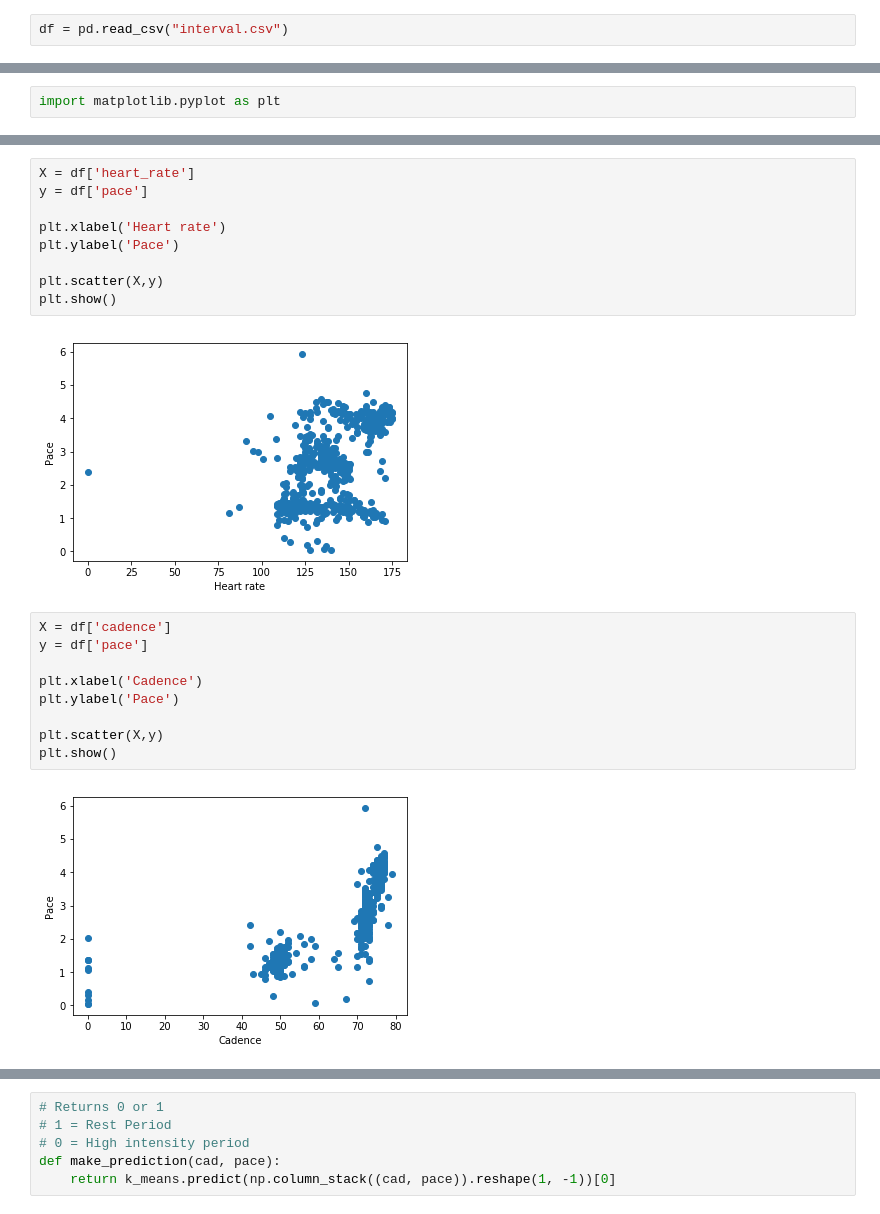
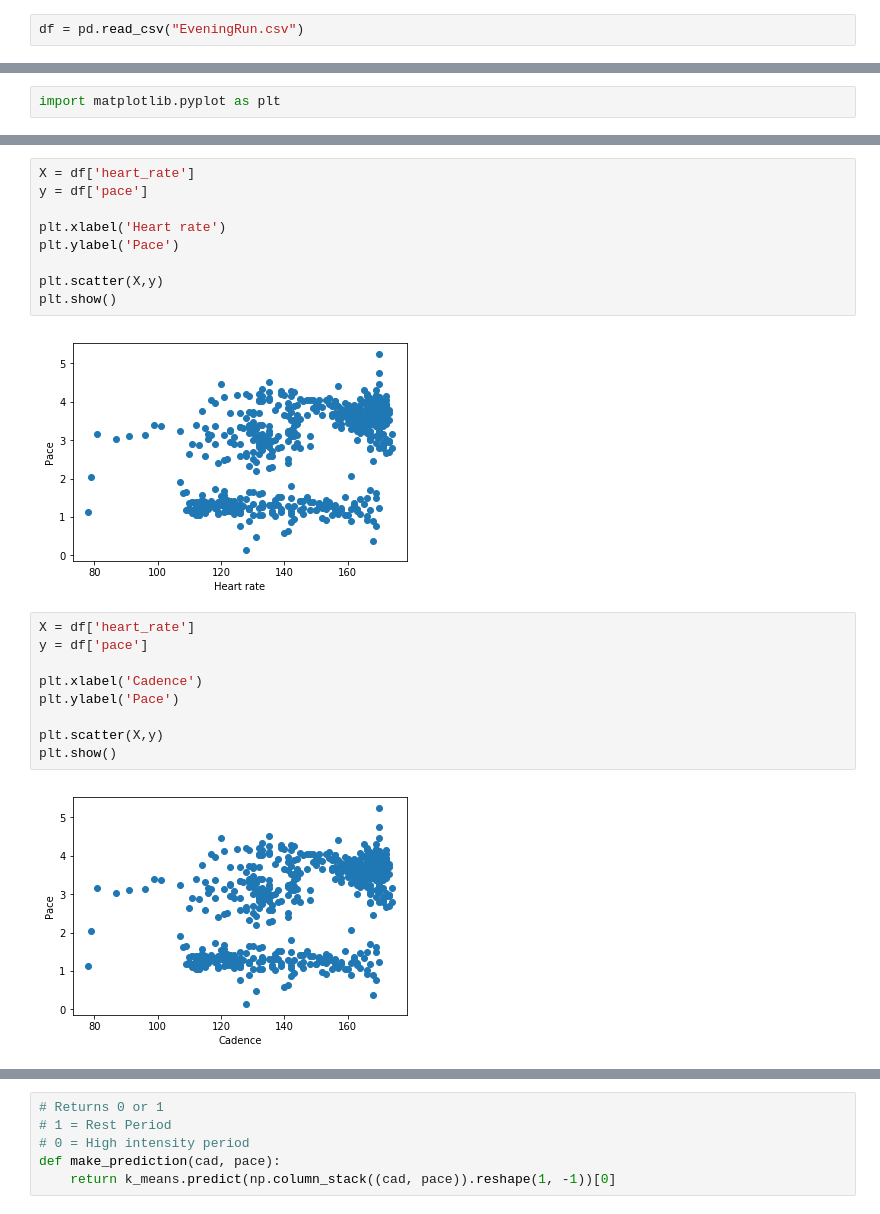
Before and after one commit to WatShout/watshout-data, a Jupyter notebook: interval-training/v2-interval-training.ipynb, the cells around one changed output, grey strips where cells are left out. Drawn from its saved outputs; the diff is of its cells as text.

```diff
--- a/interval-training/v2-interval-training.ipynb
+++ b/interval-training/v2-interval-training.ipynb
@@ -3,5 +12,5 @@ import pandas as pd
 # %%
-df = pd.read_csv("interval.csv")
+df = pd.read_csv("EveningRun.csv")
 # %%
 df.tail()
 # %% [output]
@@ -113,18 +122,18 @@ plt.ylabel('Pace')
 plt.scatter(X,y)
 plt.show()
 # %% [output]
-[figure, old version]
+[figure, new version]
 # %%
-X = df['cadence']
+X = df['heart_rate']
 y = df['pace']
 
 plt.xlabel('Cadence')
 plt.ylabel('Pace')
 
 plt.scatter(X,y)
 plt.show()
 # %% [output]
-[figure, old version]
+[figure, new version]
 # %%
 from sklearn.cluster import KMeans
 import numpy as np
```
Also changed, not shown: parts of 10 cells of this notebook, 2 other files.
